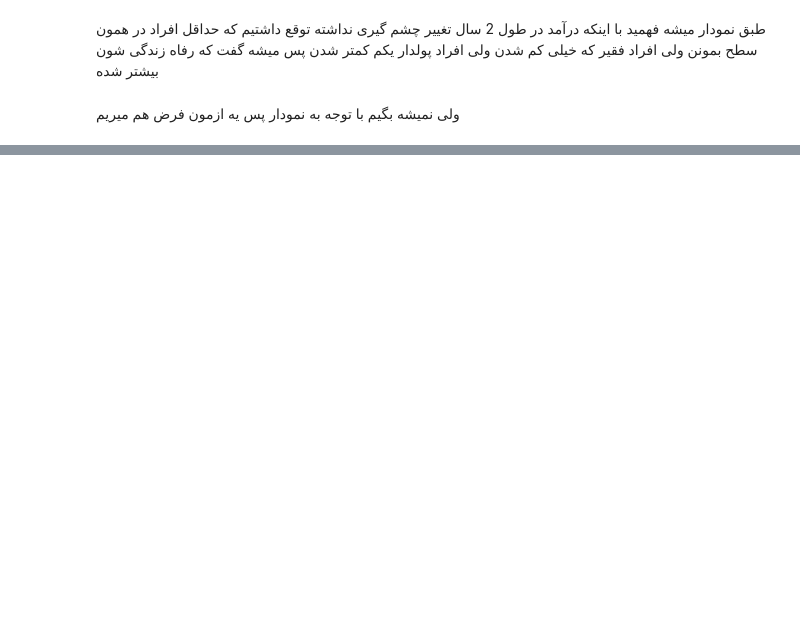
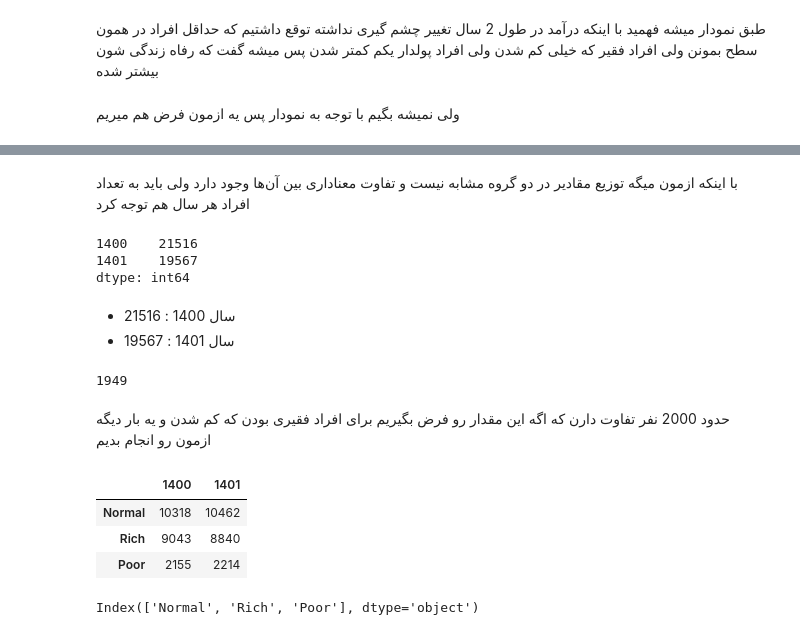
Before and after one commit to realBagher/IRAN-SCI-DATA-ANALYSIS-G4, a Jupyter notebook: hypothesis-test/Q4.ipynb, the cells around one changed output, grey strips where cells are left out. Saved outputs shown, nothing was run; the diff lists cells and outputs as text; code cells hidden in the pictures; blank space fills up the shorter version.

```diff
--- a/hypothesis-test/Q4.ipynb
+++ b/hypothesis-test/Q4.ipynb
@@ -428,0 +418,29 @@ p-value به‌دست‌آمده (5.60 × 10^-194) بسیار کمتر از سط
+# %% [markdown]
+با اینکه ازمون میگه توزیع مقادیر در دو گروه مشابه نیست و تفاوت معناداری بین آن‌ها وجود دارد ولی باید به تعداد افراد هر سال هم توجه کرد
+# %%
+scores.sum(axis=0)
+# %% [output]
+1400    21516
+1401    19567
+dtype: int64
+# %% [markdown]
+- سال 1400 : 21516
+- سال 1401 : 19567
+# %%
+21516 - 19567
+# %% [output]
+1949
+# %% [markdown]
+حدود 2000 نفر تفاوت دارن که اگه این مقدار رو فرض بگیریم برای افراد فقیری بودن که کم شدن و یه بار دیگه ازمون رو انجام بدیم
+# %%
+scores.loc['Poor', 1401] += 1949
+scores
+# %% [output]
+|  | 1400 | 1401 |
+| Normal | 10318 | 10462 |
+| Rich | 9043 | 8840 |
+| Poor | 2155 | 2214 |
+# %%
+scores[1400].index
+# %% [output]
+Index(['Normal', 'Rich', 'Poor'], dtype='object')
```
Also changed, not shown: parts of 30 cells of this notebook, 1 other file.
